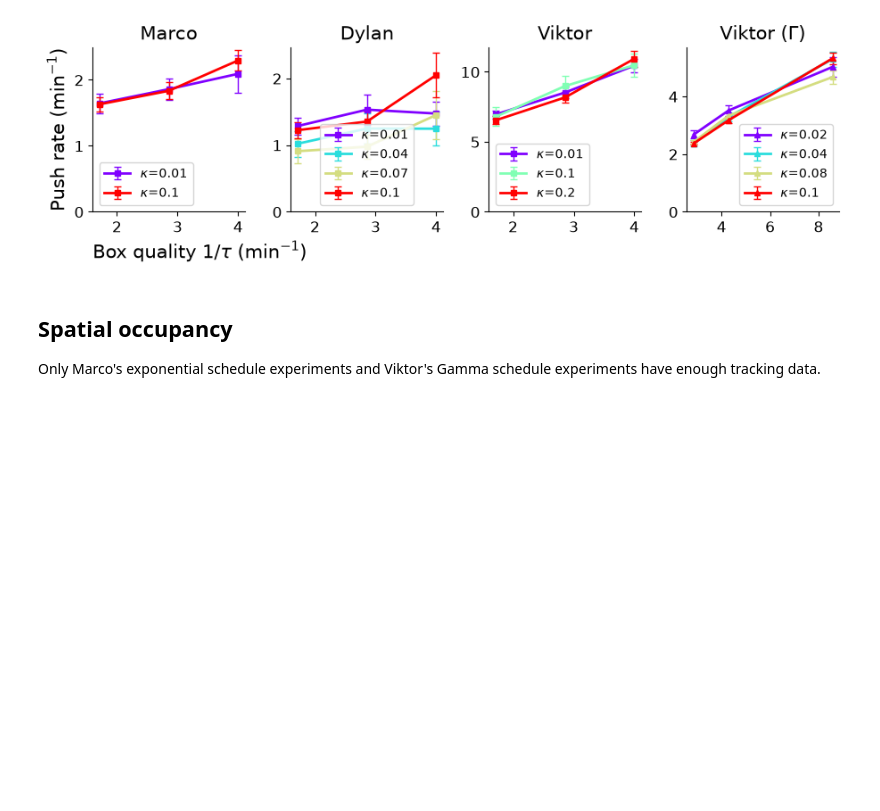
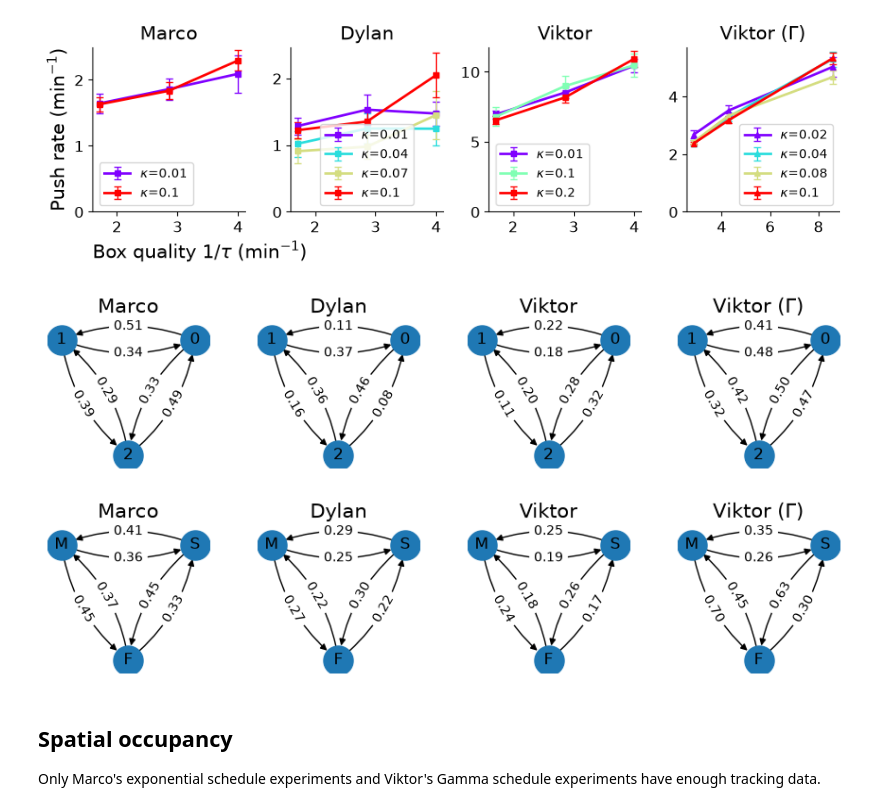
Before and after one commit to XaqLab/hex-arena, a Jupyter notebook: data-overview.ipynb, the cells around one changed output. Cells and saved outputs as stored; diff of their text form; code cells hidden in the pictures; blank space fills up the shorter version.

```diff
--- a/data-overview.ipynb
+++ b/data-overview.ipynb
@@ -182,6 +190,46 @@ ax.set_ylabel(r'Push rate (min$^{-1}$)')
 fig.savefig(FIG_DIR/'push.rate.per.kappa.svg')
 # %% [output]
 [figure]
+# %%
+from itertools import product
+
+pos = {i: [np.cos(2*np.pi/3*i+np.pi/6), np.sin(2*np.pi/3*i+np.pi/6)] for i in range(3)}
+for k in range(2):
+    if k==0: # northeast, northwest, south
+        node_labels = {
+            0: '0', 1: '1', 2: '2',
+        }
+    if k==1: # slow, medium, fast
+        node_labels = {
+            0: 'S', 1: 'M', 2: 'F',
+        }
+    fig, axes = plt.subplots(1, 4, figsize=(10.8, 2.4), gridspec_kw={'wspace': 0.3})
+    for ax, tag in zip(axes, trans_probs):
+        subject, gamma = tag
+        G = nx.DiGraph()
+        for i in range(3):
+            for j in range(3):
+                if i!=j:
+                    G.add_edge(i, j, weight=trans_probs[tag][k, i, j].item())
+        edge_labels = {
+            (i, j): '{:.2f}'.format(G.edges[(i, j)]['weight'])
+            for i, j in product(range(3), repeat=2) if i!=j
+        }
+        nx.draw(
+            G, ax=ax, pos=pos, labels=node_labels,
+            node_size=500,
+            connectionstyle='arc3,rad=0.2',
+        )
+        nx.draw_networkx_edge_labels(
+            G, pos, ax=ax, edge_labels=edge_labels,
+            connectionstyle='arc3,rad=0.2',
+        )
+        ax.set_aspect('equal')
+        ax.set_title(subject.capitalize()+(r' ($\Gamma$)' if subject=='viktor' and gamma==10 else ''))
+    fig.savefig(FIG_DIR/'transition_{}.svg'.format('original' if k==0 else 'aligned'))
+# %% [output]
+[figure, added]
+[figure, added]
 # %% [markdown]
 ## Spatial occupancy
 
```
Also changed, not shown: parts of 6 cells of this notebook, 5 other files.
